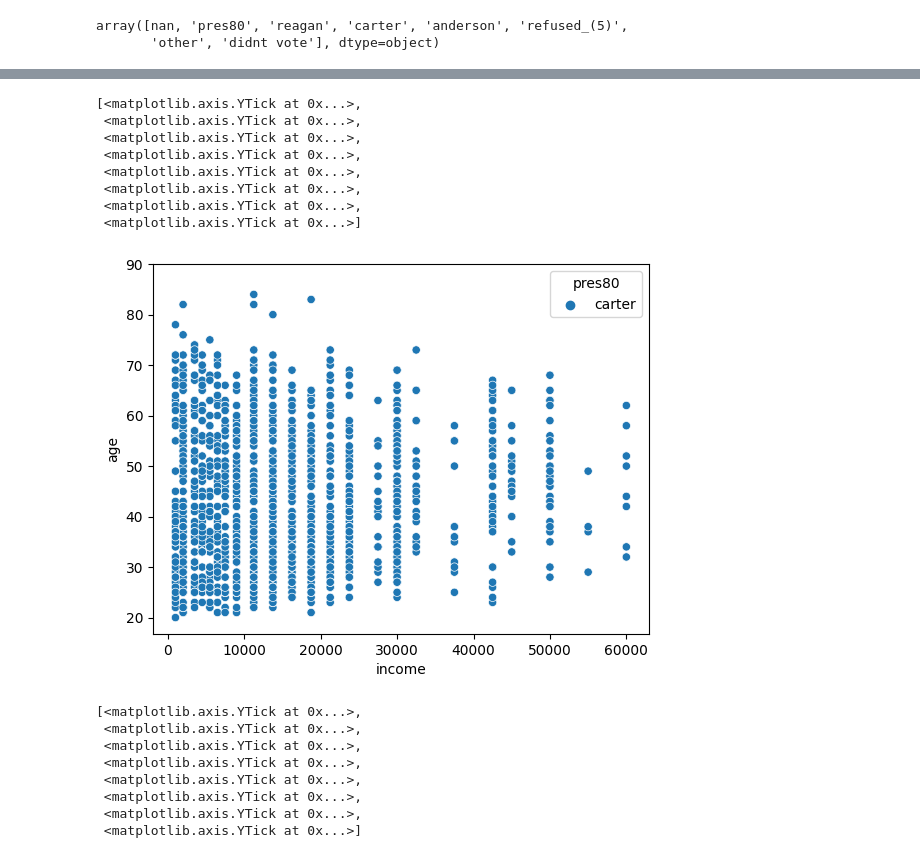
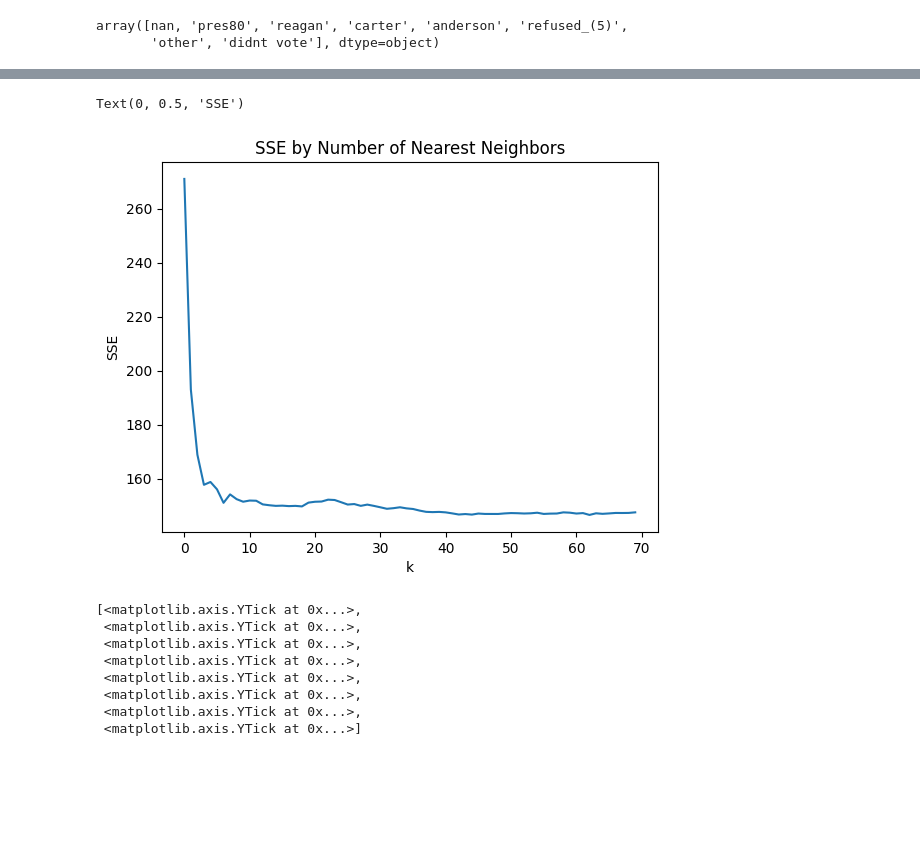
Before and after one commit to DS3001/group9, a Jupyter notebook: midterm_project.ipynb, the cells around one changed output, grey strips where cells are left out. Cells and saved outputs as stored; diff of their text form; code cells hidden in the pictures; blank space fills up the shorter version.

```diff
--- a/midterm_project.ipynb
+++ b/midterm_project.ipynb
@@ -185,20 +286,15 @@ def maxmin(x):
+# %%
+plt.title("SSE by Number of Nearest Neighbors")
+plt.plot(np.arange(0,k_bar),SSE_test,label='Test') # Plot SSE by k
+plt.xlabel("k")
+plt.ylabel("SSE")
+# %% [output]
+Text(0, 0.5, 'SSE')
+[figure, added]
 # %%
-X = gss_dat[['income', 'degree']]
-y = gss_dat['pres80']
-
 # Carter scatter
 plot = sns.scatterplot(gss_dat.loc[gss_dat['pres80'] == 'carter'], x='income', y='age', hue='pres80')
 plot.set_yticks([20, 30, 40, 50, 60, 70, 80, 90])
-# %% [output]
-[<matplotlib.axis.YTick at 0x...>,
- <matplotlib.axis.YTick at 0x...>,
- <matplotlib.axis.YTick at 0x...>,
- <matplotlib.axis.YTick at 0x...>,
- <matplotlib.axis.YTick at 0x...>,
- <matplotlib.axis.YTick at 0x...>,
- <matplotlib.axis.YTick at 0x...>,
- <matplotlib.axis.YTick at 0x...>]
-[figure, removed]
 # %%
 # Reagan scatter
 plot = sns.scatterplot(gss_dat.loc[gss_dat['pres80'] == 'reagan'], x='income', y='age', hue='pres80')
```
Also changed, not shown: parts of 14 cells of this notebook.
